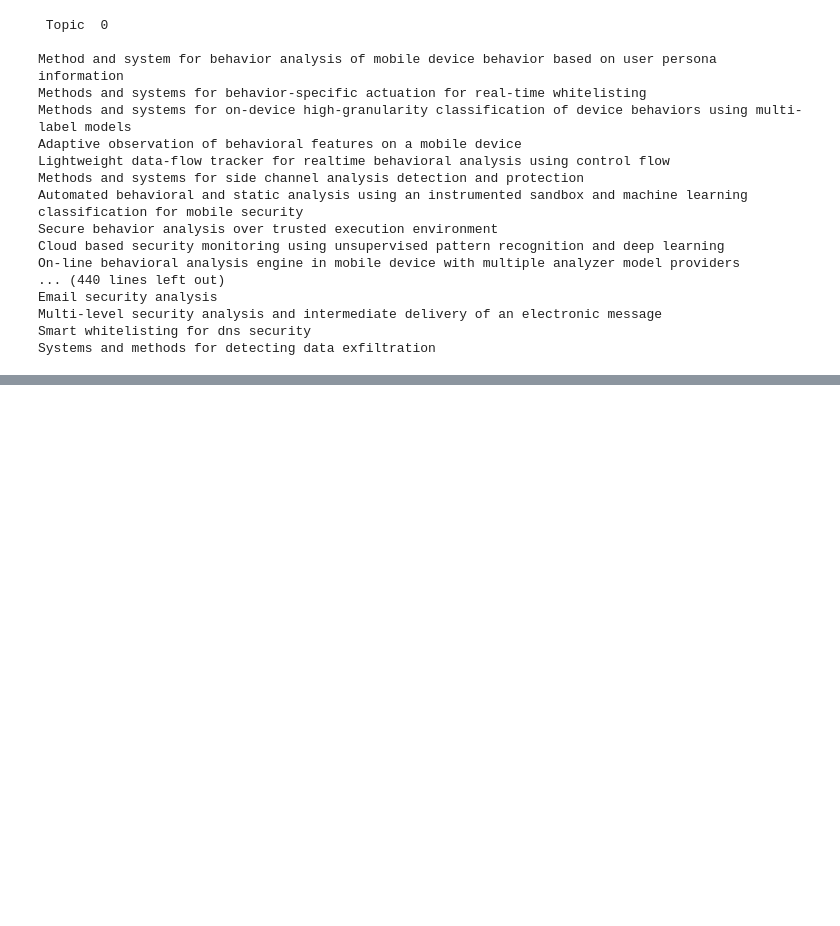
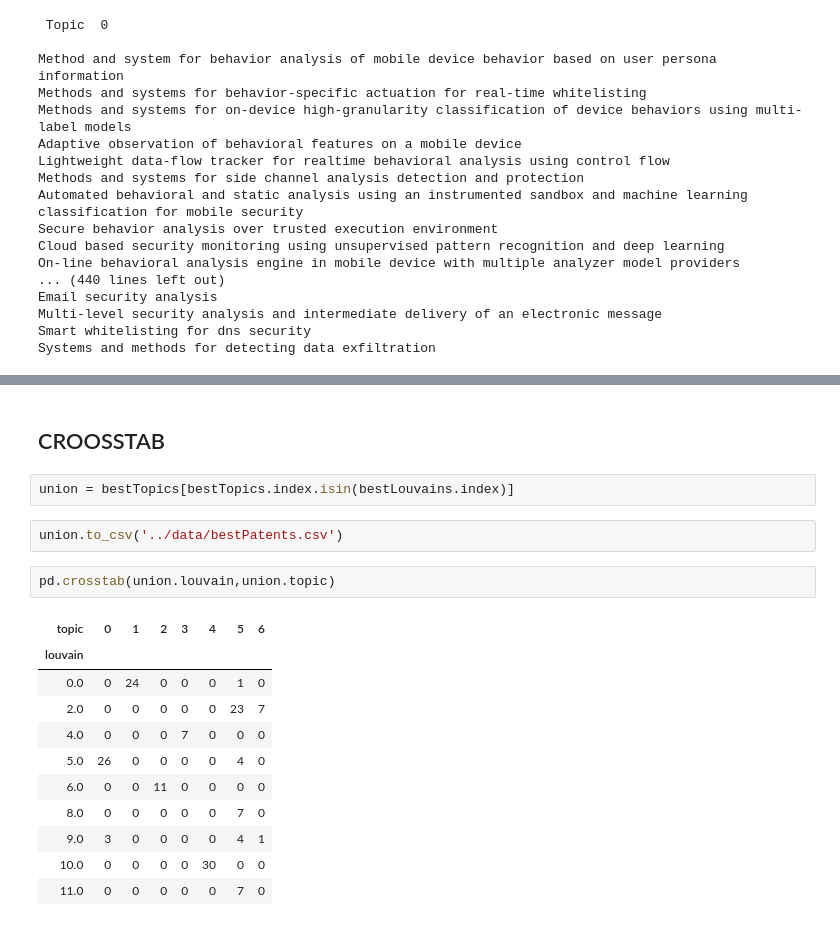
Before and after one commit to carloalbe/SCI-project, a Jupyter notebook: code/Best patents per topics.ipynb, the cells around one changed output, grey strips where cells are left out. Drawn from its saved outputs; the diff is of its cells as text; blank space fills up the shorter version.

```diff
--- a/code/Best patents per topics.ipynb
+++ b/code/Best patents per topics.ipynb
@@ -106,0 +273,20 @@ df[:5].to_latex()
+# %% [markdown]
+## CROOSSTAB
+# %%
+union = bestTopics[bestTopics.index.isin(bestLouvains.index)]
+# %%
+union.to_csv('../data/bestPatents.csv')
+# %%
+pd.crosstab(union.louvain,union.topic)
+# %% [output]
+| topic | 0 | 1 | 2 | 3 | 4 | 5 | 6 |
+| louvain |  |  |  |  |  |  |  |
+| 0.0 | 0 | 24 | 0 | 0 | 0 | 1 | 0 |
+| 2.0 | 0 | 0 | 0 | 0 | 0 | 23 | 7 |
+| 4.0 | 0 | 0 | 0 | 7 | 0 | 0 | 0 |
+| 5.0 | 26 | 0 | 0 | 0 | 0 | 4 | 0 |
+| 6.0 | 0 | 0 | 11 | 0 | 0 | 0 | 0 |
+| 8.0 | 0 | 0 | 0 | 0 | 0 | 7 | 0 |
+| 9.0 | 3 | 0 | 0 | 0 | 0 | 4 | 1 |
+| 10.0 | 0 | 0 | 0 | 0 | 30 | 0 | 0 |
+| 11.0 | 0 | 0 | 0 | 0 | 0 | 7 | 0 |
```
Also changed, not shown: parts of 30 cells of this notebook, 17 other files.
